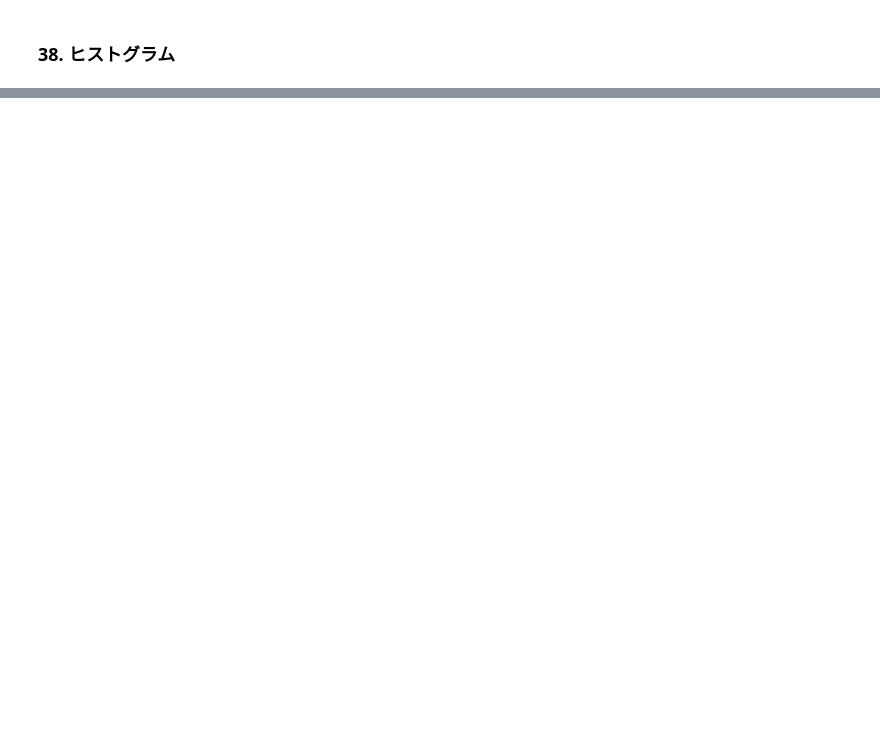
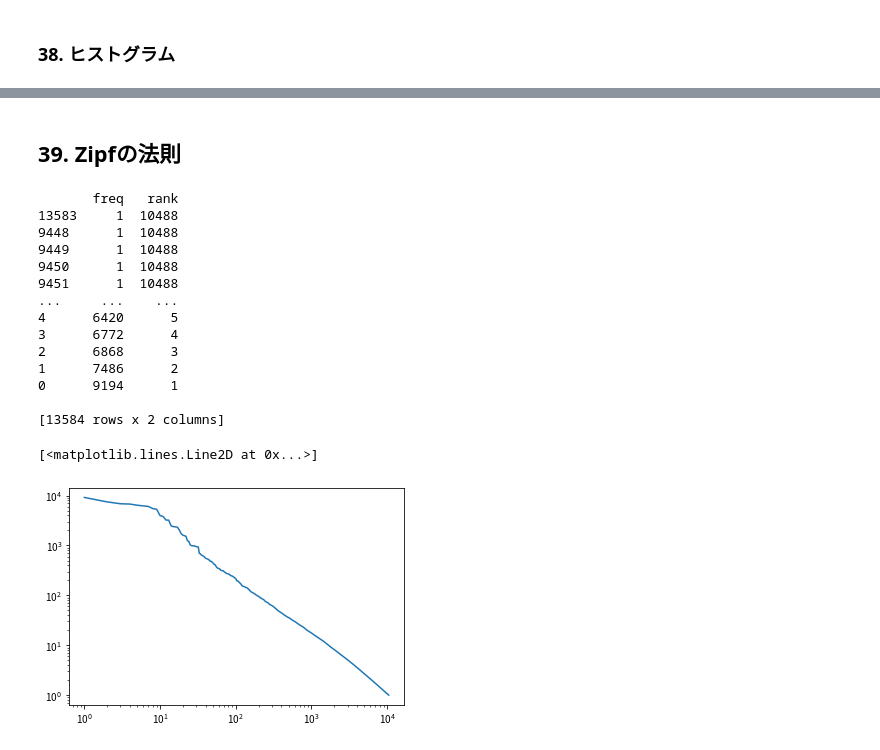
Before and after one commit to marzg510/mynlp100py, a Jupyter notebook: ch04.ipynb, the cells around one changed output, grey strips where cells are left out. Drawn from its saved outputs; the diff is of its cells as text; code cells hidden in the pictures; blank space fills up the shorter version.

```diff
--- a/ch04.ipynb
+++ b/ch04.ipynb
@@ -261,3 +262,8 @@ plt.bar( x, y, align="center")
 # %% [markdown]
 
 ### 38. ヒストグラム
+# %%
+v = [ cc[1] for cc in c]
+fig = plt.figure()
+fig.patch.set_facecolor('white')
+plt.hist(v,bins=50)
@@ -263,0 +289,36 @@ plt.bar( x, y, align="center")
+# %% [markdown]
+
+## 39. Zipfの法則
+# %%
+import pandas as pd
+
+
+df = pd.DataFrame(v,columns={"freq"})
+df = df.sort_values("freq")
+
+df["rank"] = df["freq"].rank(ascending=False).astype('int')
+
+print(df)
+
+fig = plt.figure()
+fig.patch.set_facecolor('white')
+plt.xscale('log')
+plt.yscale('log')
+plt.plot(df["rank"],df["freq"])
+# %% [output]
+       freq   rank
+13583     1  10488
+9448      1  10488
+9449      1  10488
+9450      1  10488
+9451      1  10488
+...     ...    ...
+4      6420      5
+3      6772      4
+2      6868      3
+1      7486      2
+0      9194      1
+
+[13584 rows x 2 columns]
+[<matplotlib.lines.Line2D at 0x...>]
+[figure, added]
```
Also changed, not shown: parts of 7 cells of this notebook.
